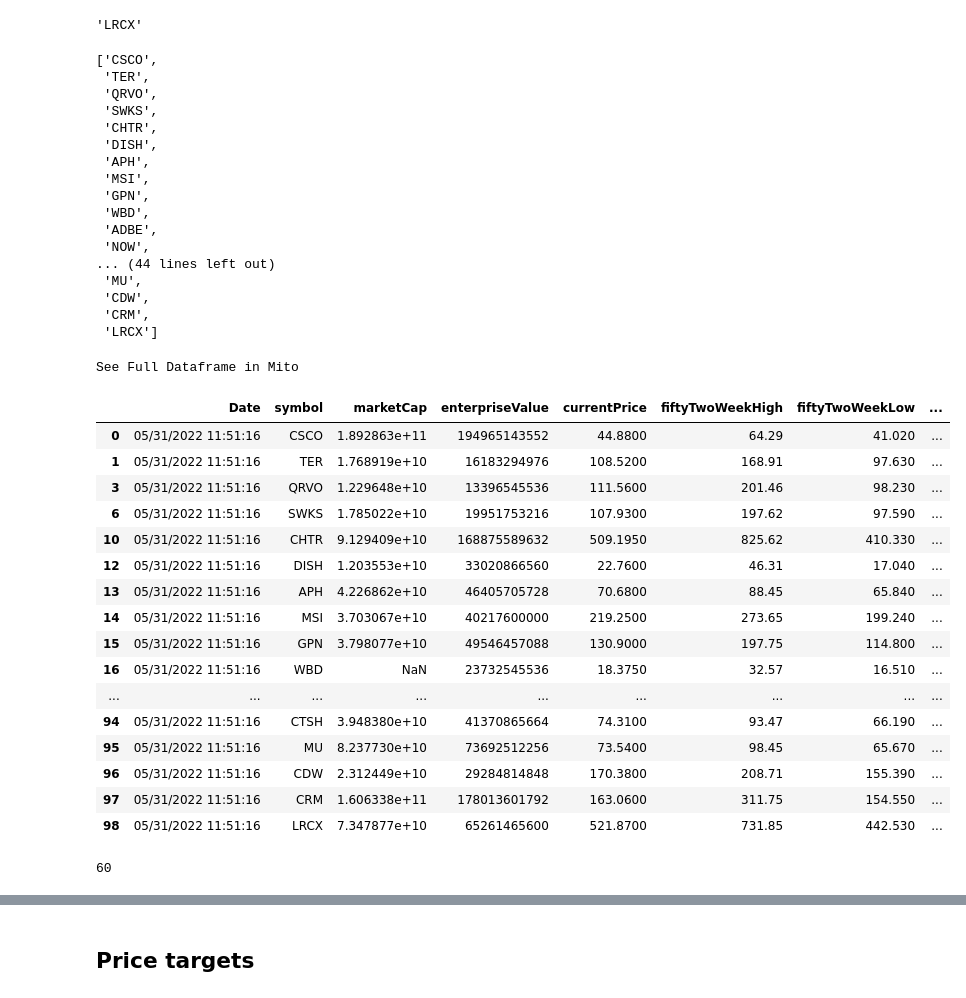
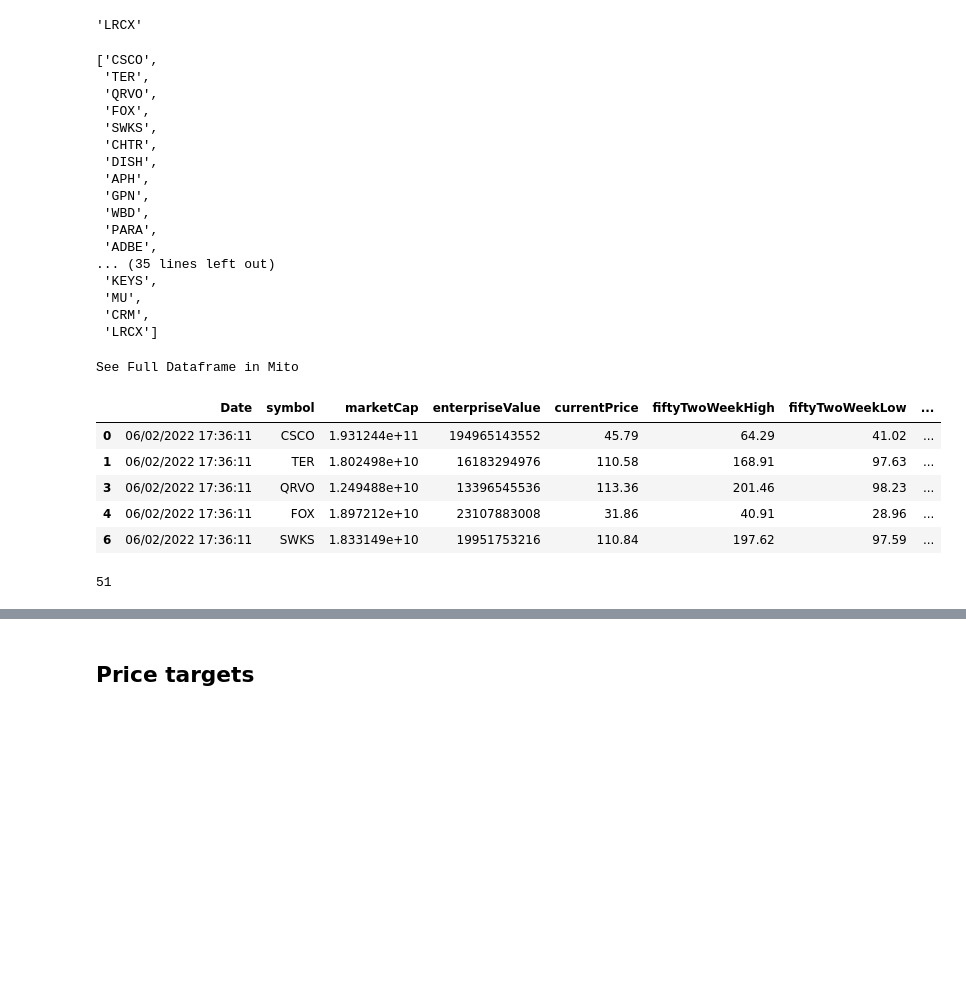
Before and after one commit to bme3412/Python, a Jupyter notebook: Projects/yahoofinance/Contrarian.ipynb, the cells around one changed output, grey strips where cells are left out. Saved outputs shown, nothing was run; the diff lists cells and outputs as text; code cells hidden in the pictures; blank space fills up the shorter version.

```diff
--- a/Projects/yahoofinance/Contrarian.ipynb
+++ b/Projects/yahoofinance/Contrarian.ipynb
@@ -9,4 +9,7 @@ pd.set_option('display.max_columns', 100)
 pd.set_option('display.max_rows', 200)
 pd.set_option('display.min_rows', 20)
 # %%
-price_df = pd.read_csv('/Users/brendan/Desktop/Python/May 2022/yf_SP500/SP500_master_df_05_31_2022.csv')
+today_date = datetime.now()
+date = today_date.strftime('%m_%d_%Y')
+
+price_df = pd.read_csv(f'/Users/brendan/Desktop/Python/May 2022/yf_SP500/output/SP500_master_df_{date}.csv')
@@ -80,46 +87,35 @@ ticks
 ['CSCO',
  'TER',
  'QRVO',
+ 'FOX',
  'SWKS',
  'CHTR',
  'DISH',
  'APH',
- 'MSI',
  'GPN',
  'WBD',
+ 'PARA',
  'ADBE',
- 'NOW',
-... (44 lines left out)
+... (35 lines left out)
+ 'KEYS',
  'MU',
- 'CDW',
  'CRM',
  'LRCX']
 # %%
 data = price_df[price_df['symbol'].isin(ticks)]
-data
+data.head()
 # %% [output]
 See Full Dataframe in Mito
 |  | Date | symbol | marketCap | enterpriseValue | currentPrice | fiftyTwoWeekHigh | fiftyTwoWeekLow | ... |
-| 0 | 05/31/2022 11:51:16 | CSCO | 1.892863e+11 | 194965143552 | 44.8800 | 64.29 | 41.020 | ... |
-| 1 | 05/31/2022 11:51:16 | TER | 1.768919e+10 | 16183294976 | 108.5200 | 168.91 | 97.630 | ... |
-| 3 | 05/31/2022 11:51:16 | QRVO | 1.229648e+10 | 13396545536 | 111.5600 | 201.46 | 98.230 | ... |
-| 6 | 05/31/2022 11:51:16 | SWKS | 1.785022e+10 | 19951753216 | 107.9300 | 197.62 | 97.590 | ... |
-| 10 | 05/31/2022 11:51:16 | CHTR | 9.129409e+10 | 168875589632 | 509.1950 | 825.62 | 410.330 | ... |
-| 12 | 05/31/2022 11:51:16 | DISH | 1.203553e+10 | 33020866560 | 22.7600 | 46.31 | 17.040 | ... |
-| 13 | 05/31/2022 11:51:16 | APH | 4.226862e+10 | 46405705728 | 70.6800 | 88.45 | 65.840 | ... |
-| 14 | 05/31/2022 11:51:16 | MSI | 3.703067e+10 | 40217600000 | 219.2500 | 273.65 | 199.240 | ... |
-| 15 | 05/31/2022 11:51:16 | GPN | 3.798077e+10 | 49546457088 | 130.9000 | 197.75 | 114.800 | ... |
-| 16 | 05/31/2022 11:51:16 | WBD | NaN | 23732545536 | 18.3750 | 32.57 | 16.510 | ... |
-| ... | ... | ... | ... | ... | ... | ... | ... | ... |
-| 94 | 05/31/2022 11:51:16 | CTSH | 3.948380e+10 | 41370865664 | 74.3100 | 93.47 | 66.190 | ... |
-| 95 | 05/31/2022 11:51:16 | MU | 8.237730e+10 | 73692512256 | 73.5400 | 98.45 | 65.670 | ... |
-| 96 | 05/31/2022 11:51:16 | CDW | 2.312449e+10 | 29284814848 | 170.3800 | 208.71 | 155.390 | ... |
-| 97 | 05/31/2022 11:51:16 | CRM | 1.606338e+11 | 178013601792 | 163.0600 | 311.75 | 154.550 | ... |
-| 98 | 05/31/2022 11:51:16 | LRCX | 7.347877e+10 | 65261465600 | 521.8700 | 731.85 | 442.530 | ... |
+| 0 | 06/02/2022 17:36:11 | CSCO | 1.931244e+11 | 194965143552 | 45.79 | 64.29 | 41.02 | ... |
+| 1 | 06/02/2022 17:36:11 | TER | 1.802498e+10 | 16183294976 | 110.58 | 168.91 | 97.63 | ... |
+| 3 | 06/02/2022 17:36:11 | QRVO | 1.249488e+10 | 13396545536 | 113.36 | 201.46 | 98.23 | ... |
+| 4 | 06/02/2022 17:36:11 | FOX | 1.897212e+10 | 23107883008 | 31.86 | 40.91 | 28.96 | ... |
+| 6 | 06/02/2022 17:36:11 | SWKS | 1.833149e+10 | 19951753216 | 110.84 | 197.62 | 97.59 | ... |
 # %%
 len(data)
 # %% [output]
-60
+51
 # %%
 today_date = datetime.now()
 date_file =today_date.strftime('%m_%d_%Y')
```
Also changed, not shown: parts of 15 cells of this notebook, 1 other file.
